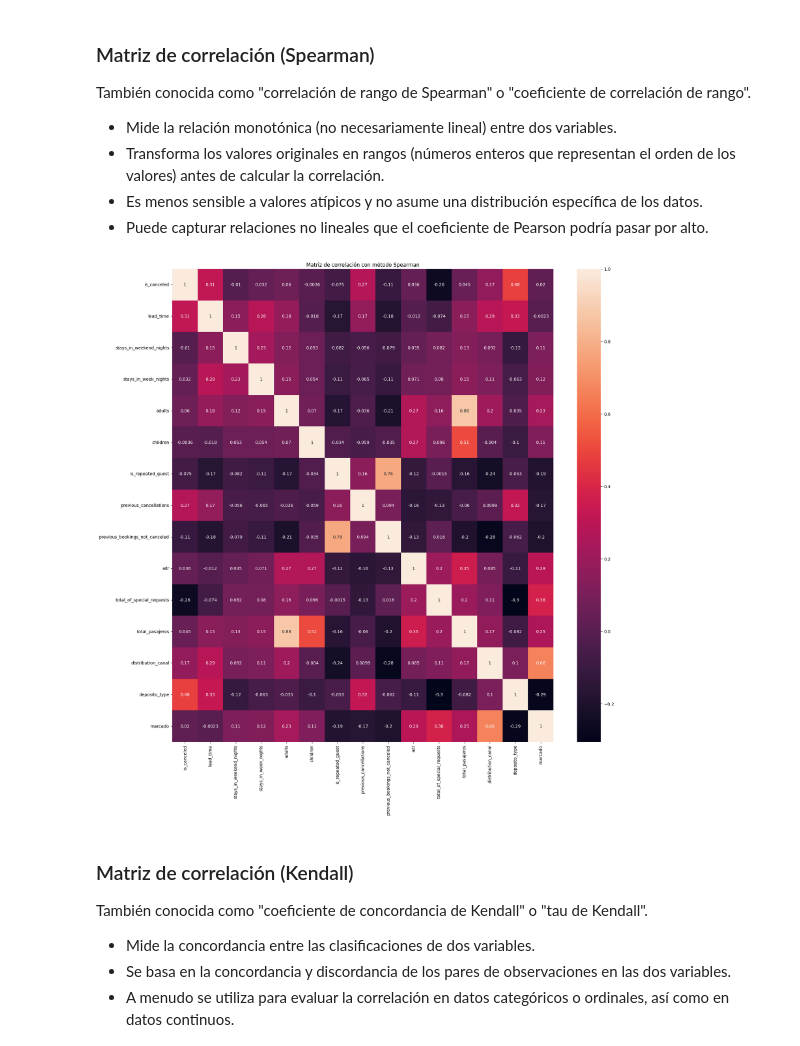
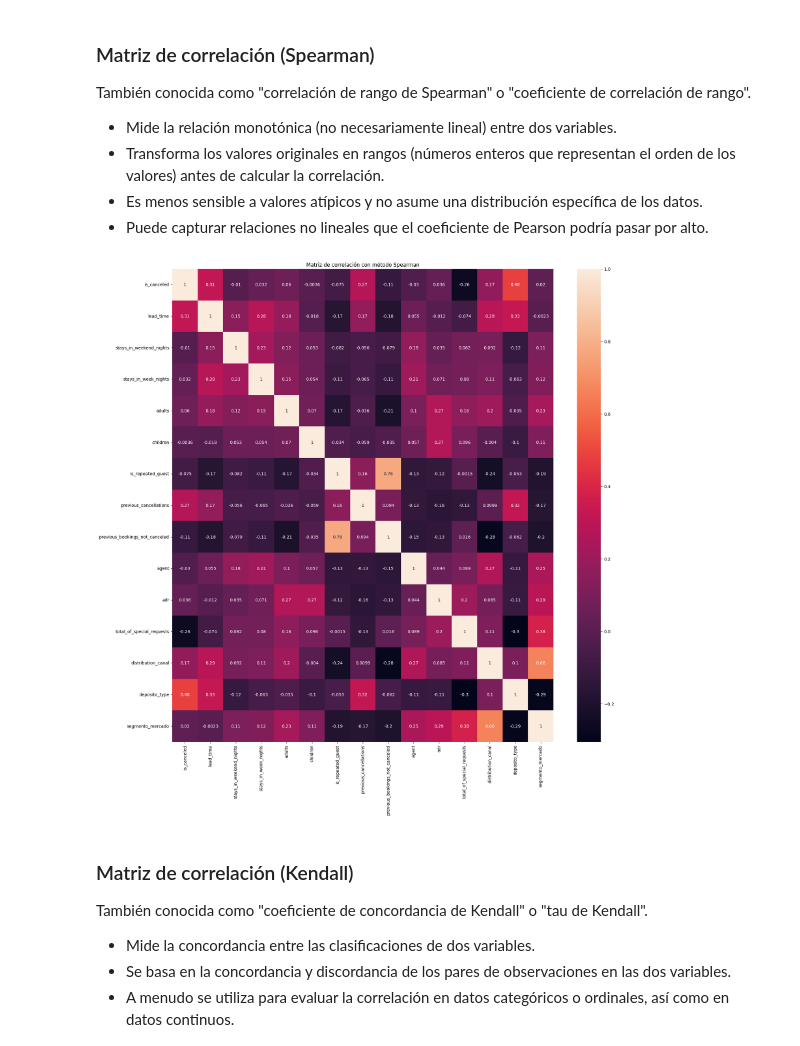
Before and after one commit to omanofx/entregable_1, a Jupyter notebook: Primera_Entrega_Omar_Fernandez.ipynb, the cells around one changed output. Drawn from its saved outputs; the diff is of its cells as text; code cells hidden in the pictures.

```diff
--- a/Primera_Entrega_Omar_Fernandez.ipynb
+++ b/Primera_Entrega_Omar_Fernandez.ipynb
@@ -712,33 +713,36 @@ También conocida como "correlación de rango de Spearman" o "coeficiente de cor
 * Puede capturar relaciones no lineales que el coeficiente de Pearson podría pasar por alto.
 # %%
 correlation_spearman = df_reservas.copy()
+
+#Elimina las características propias para evitar que entren en el análisis
+correlation_spearman.drop(columns=['total_pasajeros','mes_arribo_numero'], axis=1, inplace=True)
 
 #Etiquetado de variables
 #from sklearn.preprocessing import LabelEncoder
 le = LabelEncoder()
 
 #Elimino las columnas que no tienen relación
-correlation_spearman.drop(columns=['mes_arribo_numero','arrival_date_year',
+correlation_spearman.drop(columns=['arrival_date_year',
                                   'fecha_arribo','days_in_waiting_list', 'required_car_parking_spaces',
                                   'arrival_date_week_number','arrival_date_day_of_month','babies',
-                                  'booking_changes','agent','customer_type',
+                                  'booking_changes','customer_type',
                                   'meal','reserved_room_type','assigned_room_type'], axis=1, inplace=True)
 
 #Etiquetado de valiables candidatas
 correlation_spearman['distribution_canal'] = le.fit_transform(correlation_spearman['distribution_channel'])
 correlation_spearman['deposito_type'] = le.fit_transform(correlation_spearman['deposit_type'])
-correlation_spearman['marcado'] = le.fit_transform(correlation_spearman['market_segment'])
+correlation_spearman['segmento_mercado'] = le.fit_transform(correlation_spearman['market_segment'])
 
 # Calcular la matriz de correlación de Spearman
 correlation_spearman = correlation_spearman.corr(method='spearman')
 
 f, ax = plt.subplots(figsize = (20,20))
 sns.heatmap(correlation_spearman, annot=True)
 
 ax.set_title('Matriz de correlación con método Spearman')
 plt.show()
 # %% [output]
-[figure, old version]
+[figure, new version]
 # %% [markdown]
 ### Matriz de correlación (Kendall)
 
```
Also changed, not shown: parts of 9 cells of this notebook.
